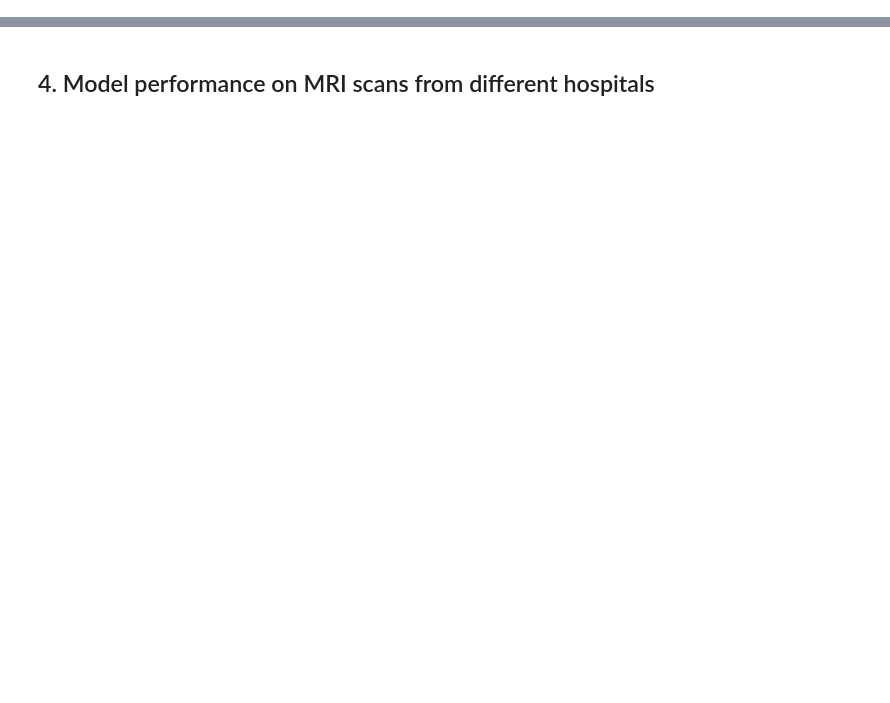
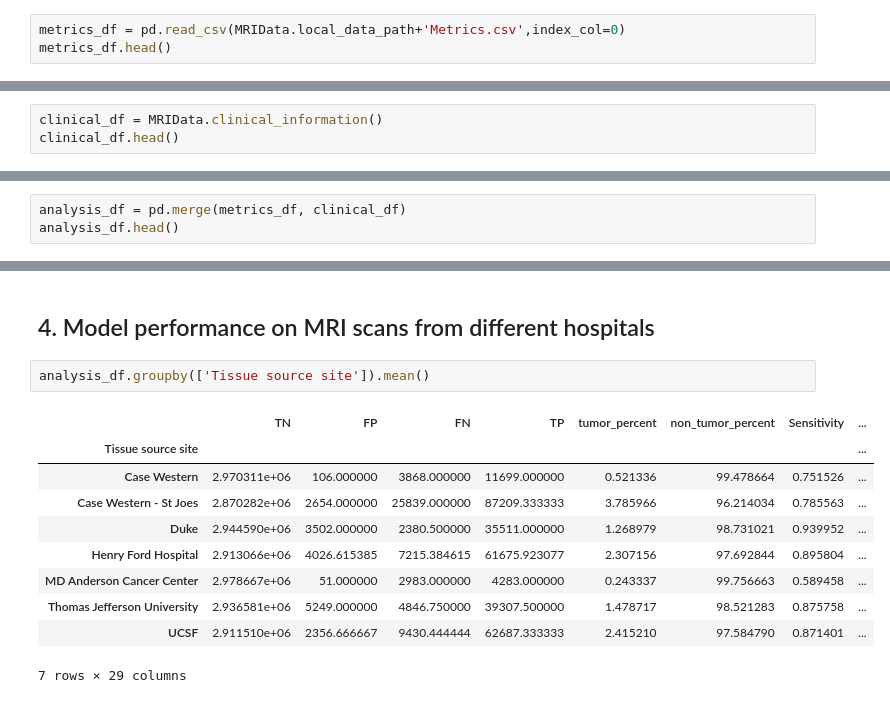
Before and after one commit to comp-hci-lab/BDSI_2022_ML, a Jupyter notebook: solution/03_Model_Evaluation_Solution.ipynb, the cells around one changed output, grey strips where cells are left out. Cells and saved outputs as stored; diff of their text form; blank space fills up the shorter version.

```diff
--- a/solution/03_Model_Evaluation_Solution.ipynb
+++ b/solution/03_Model_Evaluation_Solution.ipynb
@@ -137,0 +192,3 @@ _, _ = metrics.similarity_metrics(verbose=True)
+# %%
+metrics_df = pd.read_csv(MRIData.local_data_path+'Metrics.csv',index_col=0)
+metrics_df.head()
@@ -137,0 +203,3 @@ _, _ = metrics.similarity_metrics(verbose=True)
+# %%
+clinical_df = MRIData.clinical_information()
+clinical_df.head()
@@ -137,0 +213,3 @@ _, _ = metrics.similarity_metrics(verbose=True)
+# %%
+analysis_df = pd.merge(metrics_df, clinical_df)
+analysis_df.head()
@@ -142,2 +256,15 @@ _, _ = metrics.similarity_metrics(verbose=True)
 # %% [markdown]
 ## 4. Model performance on MRI scans from different hospitals
+# %%
+analysis_df.groupby(['Tissue source site']).mean()
+# %% [output]
+|  | TN | FP | FN | TP | tumor_percent | non_tumor_percent | Sensitivity | ... |
+| Tissue source site |  |  |  |  |  |  |  | ... |
+| Case Western | 2.970311e+06 | 106.000000 | 3868.000000 | 11699.000000 | 0.521336 | 99.478664 | 0.751526 | ... |
+| Case Western - St Joes | 2.870282e+06 | 2654.000000 | 25839.000000 | 87209.333333 | 3.785966 | 96.214034 | 0.785563 | ... |
+| Duke | 2.944590e+06 | 3502.000000 | 2380.500000 | 35511.000000 | 1.268979 | 98.731021 | 0.939952 | ... |
+| Henry Ford Hospital | 2.913066e+06 | 4026.615385 | 7215.384615 | 61675.923077 | 2.307156 | 97.692844 | 0.895804 | ... |
+| MD Anderson Cancer Center | 2.978667e+06 | 51.000000 | 2983.000000 | 4283.000000 | 0.243337 | 99.756663 | 0.589458 | ... |
+| Thomas Jefferson University | 2.936581e+06 | 5249.000000 | 4846.750000 | 39307.500000 | 1.478717 | 98.521283 | 0.875758 | ... |
+| UCSF | 2.911510e+06 | 2356.666667 | 9430.444444 | 62687.333333 | 2.415210 | 97.584790 | 0.871401 | ... |
+7 rows × 29 columns
```
Also changed, not shown: parts of 25 cells of this notebook, 5 other files.
